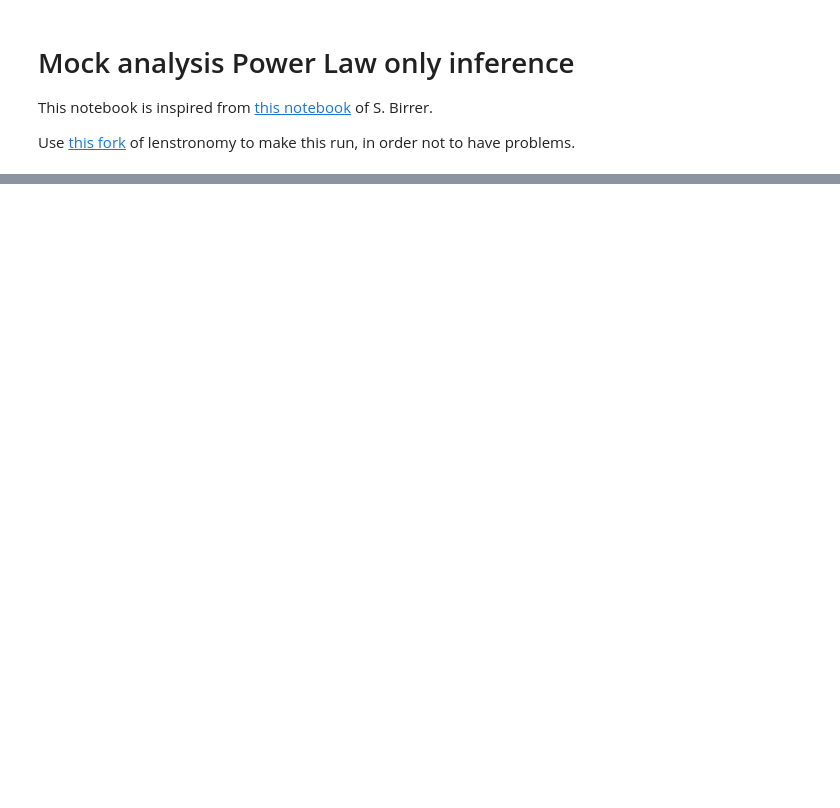
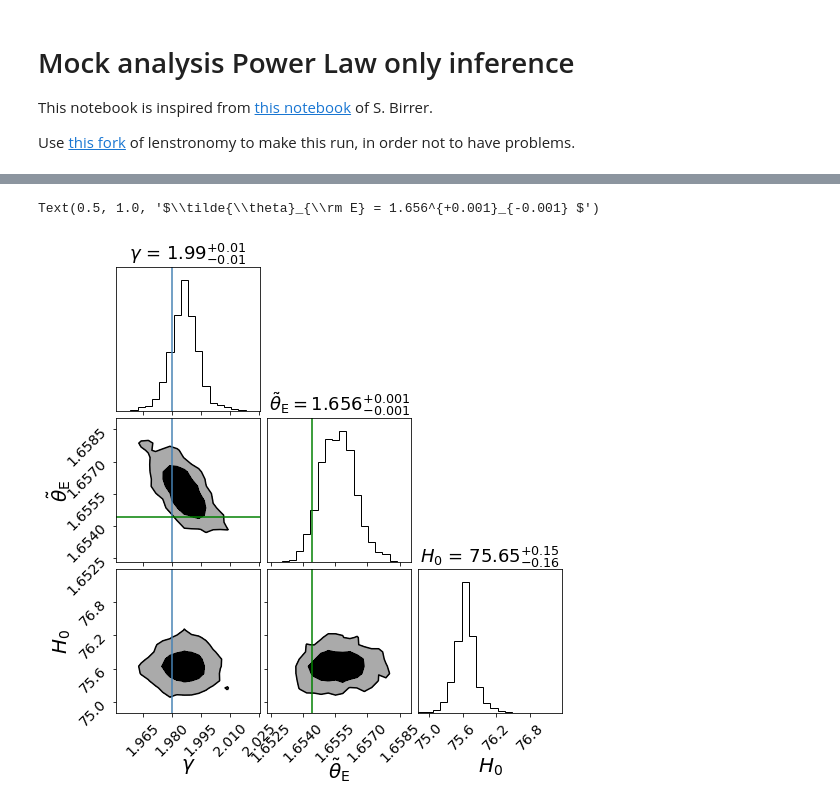
Before and after one commit to lucateo/ULDM-Strong-Lensing_H0, a Jupyter notebook: Notebooks/Mock_analysis_uldm2PL.ipynb, the cells around one changed output, grey strips where cells are left out. Saved outputs shown, nothing was run; the diff lists cells and outputs as text; code cells hidden in the pictures; blank space fills up the shorter version.

```diff
--- a/Notebooks/Mock_analysis_uldm2PL.ipynb
+++ b/Notebooks/Mock_analysis_uldm2PL.ipynb
@@ -284,10 +273,10 @@ class LikelihoodAddition(object):
     def logL_addition(self, kwargs_lens, kwargs_source=None, kwargs_lens_light=None, kwargs_ps=None, kwargs_special=None, kwargs_extinction=None):
         """
         a definition taking as arguments (kwargs_lens, kwargs_source, kwargs_lens_light, kwargs_ps, kwargs_special, kwargs_extinction)
-                and returns a logL (punishing) value.
+                and returns a logL value.
         """
         Ddt_sampled =  kwargs_special['D_dt']
-        h0_sampled = 70 * Ddt_reference / Ddt_sampled * (1 - kappa_E)
+        h0_sampled = 70 * Ddt_reference / Ddt_sampled
 
         logL = np.log(h0_sampled/Ddt_sampled)
         return logL
@@ -327,10 +316,14 @@ run_sim = True
 if run_sim == True:
     fitting_seq = FittingSequence(kwargs_data_joint, kwargs_model_uldm, kwargs_constraints, kwargs_likelihood, kwargs_params)
     # Do before the PSO to reach a good starting value for MCMC
-    fitting_kwargs_list = [['PSO', {'sigma_scale': 1., 'n_particles': 200, 'n_iterations': 200}],
-            ['MCMC', {'n_burn': 2000, 'n_run': 1000, 'walkerRatio': 10, 'sigma_scale': .2,
+    if start_from_backup == False:
+        fitting_kwargs_list = [['PSO', {'sigma_scale': 1., 'n_particles': 200, 'n_iterations': 200}],
+            ['MCMC', {'n_burn': 100, 'n_run': 100, 'walkerRatio': 10, 'sigma_scale': .2,
                 'backup_filename': backup_filename, 'start_from_backup': start_from_backup}]
     ]
+    else:
+        fitting_kwargs_list = [['MCMC', {'n_burn': 100, 'n_run': 100, 'walkerRatio': 10,
+                'sigma_scale': .2, 'backup_filename': backup_filename, 'start_from_backup': start_from_backup}]]
 
     start_time = time.time()
     chain_list = fitting_seq.fit_sequence(fitting_kwargs_list)
@@ -396,4 +422,5 @@ print("number of evaluations in the MCMC process: ", np.shape(samples_mcmc)[0])
 # %%
+# Arranging for Corner Plot
 import corner
 # import the parameter handling class
 from lenstronomy.Sampling.parameters import Param
@@ -419,8 +446,10 @@ kwargs_corner = {'bins': 20, 'plot_datapoints': False, 'show_titles': True, 'tit
 
 mcmc_new_list = []
 
-labels_new_sampled_theta_c = [r"$\gamma$", r"$ \tilde{\theta}_{\rm E} $", r"$ H_0 $"]
+labels_new = [r"$\gamma$", r"$ \tilde{\theta}_{\rm E} $", r"$ H_0 $"]
 
+# Set to False if you want to just change customization things
+reprocess_corner = True
 if reprocess_corner == True:
     for i in range(len(samples_mcmc)):
         # transform the parameter position of the MCMC chain in a lenstronomy convention with keyword arguments #
@@ -442,15 +471,3 @@ else:
     h5file = h5py.File(file_name, 'r')
     mcmc_new_list = h5file['dataset_mock'][:]
     h5file.close()
-
-plot = corner.corner(mcmc_new_list[:,:5], labels=labels_new_sampled_theta_c, range = range_, truths = truths,**kwargs_corner)
-
-for ax in plot.get_axes(): # Workaround to change the number fontsize
-    ax.tick_params(axis='both', labelsize=14)
-
-theta_16, theta_50, theta_84 = np.quantile(np.array(mcmc_new_list)[:,1] , [0.16, 0.5, 0.84])
-axes = np.array(plot.axes).reshape((3, 3))
-axes[1,0].axhline(1.6544, color = 'g')
-axes[1,1].axvline(1.6544, color = 'g')
-axes[2,1].axvline(1.6544, color = 'g')
-axes[1,1].set_title(r'$\tilde{\theta}_{\rm E} = %1.3f^{+%1.3f}_{-%1.3f} $' % (theta_50, theta_84 - theta_50, theta_50 - theta_16), fontsize = 18 )
@@ -456,0 +476,17 @@ axes[1,1].set_title(r'$\tilde{\theta}_{\rm E} = %1.3f^{+%1.3f}_{-%1.3f} $' % (th
+# %%
+# Plot Corner Plot
+plot = corner.corner(mcmc_new_list, labels=labels_new, range = range_, truths = truths,**kwargs_corner)
+
+for ax in plot.get_axes(): # Workaround to change the number fontsize
+    ax.tick_params(axis='both', labelsize=14)
+
+theta_16, theta_50, theta_84 = np.quantile(np.array(mcmc_new_list)[:,1] , [0.16, 0.5, 0.84])
+axes = np.array(plot.axes).reshape((3, 3))
+axes[1,0].axhline(1.6544, color = 'g')
+axes[1,1].axvline(1.6544, color = 'g')
+axes[2,1].axvline(1.6544, color = 'g')
+axes[1,1].set_title(r'$\tilde{\theta}_{\rm E} = %1.3f^{+%1.3f}_{-%1.3f} $' %
+                    (theta_50, theta_84 - theta_50, theta_50 - theta_16), fontsize = 18 )
+# %% [output]
+Text(0.5, 1.0, '$\\tilde{\\theta}_{\\rm E} = 1.656^{+0.001}_{-0.001} $')
+[figure, added]
```
Also changed, not shown: parts of 4 cells of this notebook, 1 other file.
